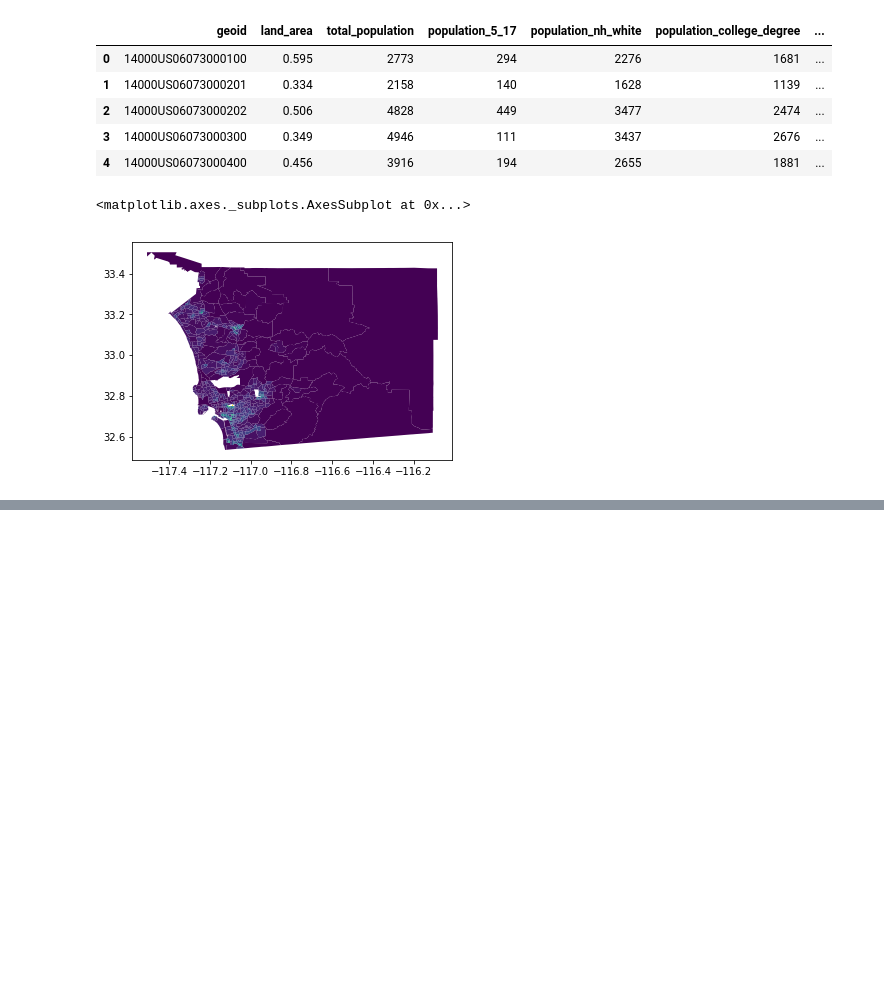
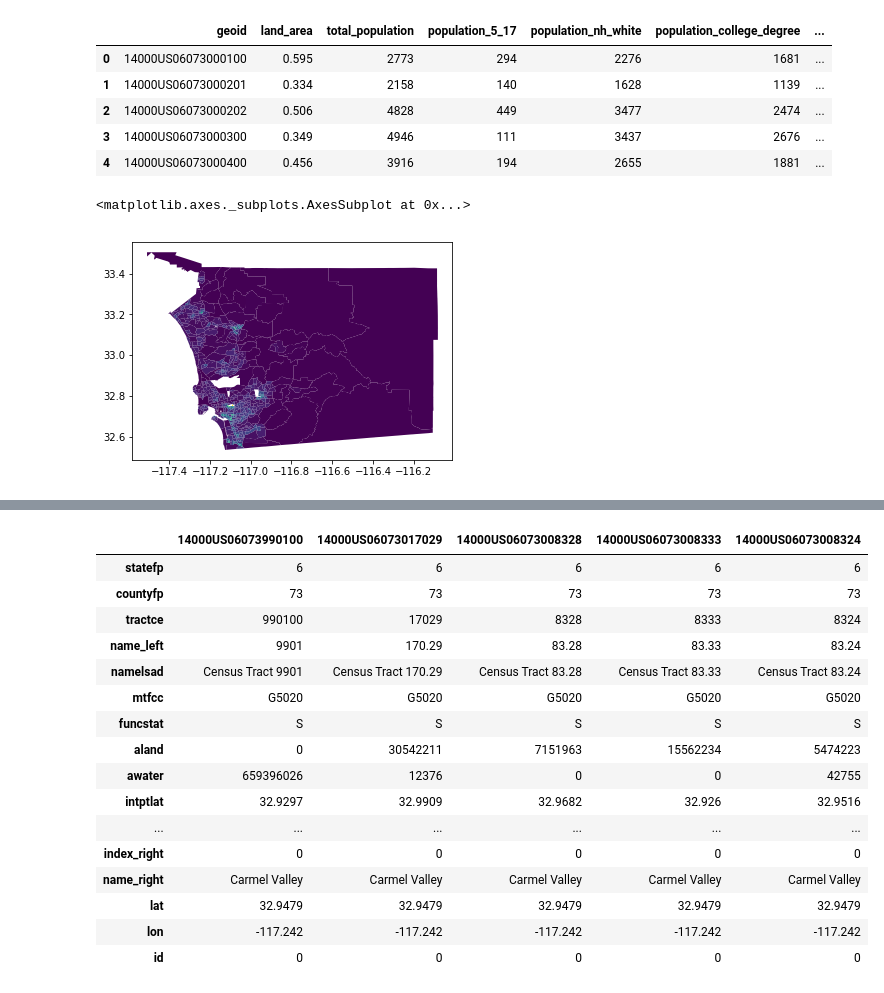
Before and after one commit to sandiegodata-projects/planning-database, a Jupyter notebook: datasets/sandiegodata.org-private_school/notebooks/Analysis.ipynb, the cells around one changed output, grey strips where cells are left out. Drawn from its saved outputs; the diff is of its cells as text; code cells hidden in the pictures; blank space fills up the shorter version.

```diff
--- a/datasets/sandiegodata.org-private_school/notebooks/Analysis.ipynb
+++ b/datasets/sandiegodata.org-private_school/notebooks/Analysis.ipynb
@@ -70,0 +94,10 @@ gdf.to_csv('students.csv')
+# %%
+t1 = gpd.sjoin(gdf, buffers)
+t1 = t1.groupby('site_name')['population_5_17','aggregate_household_income','total_population'].sum()
+t1['pc_income'] = (t1.aggregate_household_income/ t1.total_population).round()
+t2 = t1[['population_5_17', 'pc_income']].sort_values('pc_income', ascending=False)
+
+enroll_frac = 285 / t2.loc['Carmel Valley'].population_5_17
+
+t2['enrollable'] = (t2.population_5_17 * enroll_frac).round()
+t2
@@ -70,0 +132,20 @@ gdf.to_csv('students.csv')
+# %%
+t1.head().T
+# %% [output]
+|  | 14000US06073990100 | 14000US06073017029 | 14000US06073008328 | 14000US06073008333 | 14000US06073008324 |
+| statefp | 6 | 6 | 6 | 6 | 6 |
+| countyfp | 73 | 73 | 73 | 73 | 73 |
+| tractce | 990100 | 17029 | 8328 | 8333 | 8324 |
+| name_left | 9901 | 170.29 | 83.28 | 83.33 | 83.24 |
+| namelsad | Census Tract 9901 | Census Tract 170.29 | Census Tract 83.28 | Census Tract 83.33 | Census Tract 83.24 |
+| mtfcc | G5020 | G5020 | G5020 | G5020 | G5020 |
+| funcstat | S | S | S | S | S |
+| aland | 0 | 30542211 | 7151963 | 15562234 | 5474223 |
+| awater | 659396026 | 12376 | 0 | 0 | 42755 |
+| intptlat | 32.9297 | 32.9909 | 32.9682 | 32.926 | 32.9516 |
+| ... | ... | ... | ... | ... | ... |
+| index_right | 0 | 0 | 0 | 0 | 0 |
+| name_right | Carmel Valley | Carmel Valley | Carmel Valley | Carmel Valley | Carmel Valley |
+| lat | 32.9479 | 32.9479 | 32.9479 | 32.9479 | 32.9479 |
+| lon | -117.242 | -117.242 | -117.242 | -117.242 | -117.242 |
+| id | 0 | 0 | 0 | 0 | 0 |
```
Also changed, not shown: parts of 9 cells of this notebook, 4 other files.
